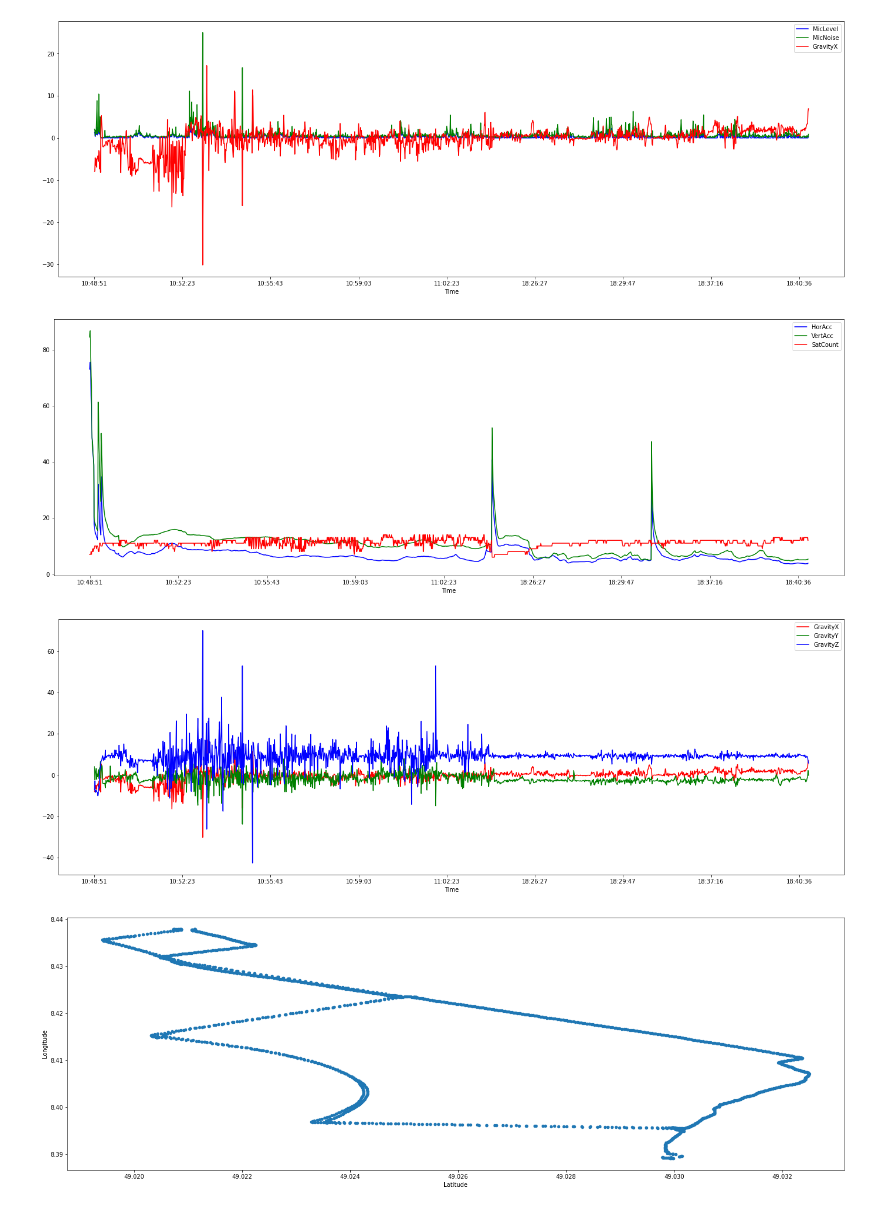
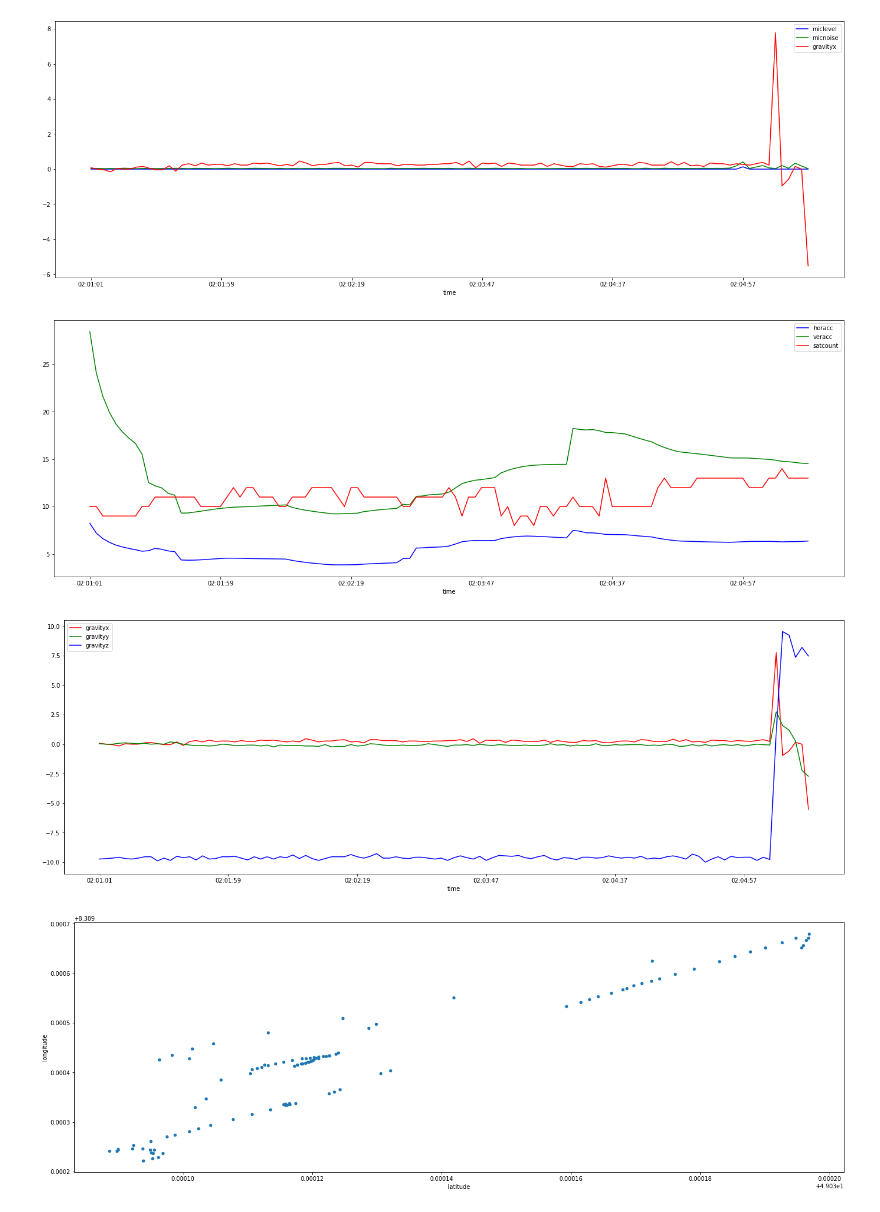
Before and after one commit to pixelpipe/pixeltracker-bluefruit, a Jupyter notebook: utils/ubxparser/ubxparser/ubxparser.ipynb, the cells around one changed output. Drawn from its saved outputs; the diff is of its cells as text; code cells hidden in the pictures.

```diff
--- a/utils/ubxparser/ubxparser/ubxparser.ipynb
+++ b/utils/ubxparser/ubxparser/ubxparser.ipynb
@@ -13,7 +13,8 @@ figsize=(24,8)
 # %%
 parser = UbxParser()
 data = []
-data += parser.read(f"C:\\projects\\pixeltracker\\utils\\ubxparser\\ubxparser\\25 feb with bike and car.pubx")
+data += parser.read(f"C:\\projects\\pixeltracker\\utils\\ubxparser\\ubxparser\\20210227T020101.pubx")
 df = DataFrame.from_dict(data)
 df.size
+#df.dtypes
 # %% [output]
@@ -53,8 +55,8 @@ df.plot(kind='line',x="Time", y="GravityX", ax = ax)
 # %%
-df.plot(kind='line',x="Time", y=['Temperature','Light'],color=['blue','green','red'], figsize = figsize)
-df.plot(kind='line',x="Time",y=['MicLevel','MicNoise','GravityX'],color=['blue','green','red'], figsize = figsize)
-df.plot(kind='line',x="Time",y=['HorAcc','VertAcc','SatCount'],color=['blue','green','red'], figsize = figsize)
-df.plot(kind='line',x="Time",y=['GravityX','GravityY','GravityZ'],color=['red','green','blue'], figsize = figsize)
-df.plot(kind='scatter',x='Latitude', y='Longitude',figsize = figsize)
-df.plot(kind='line',x="Time",y='Light', color='red', figsize = figsize)
+df.plot(kind='line',x="time", y=['temperature','light'],color=['blue','green','red'], figsize = figsize)
+df.plot(kind='line',x="time",y=['miclevel','micnoise','gravityx'],color=['blue','green','red'], figsize = figsize)
+df.plot(kind='line',x="time",y=['horacc','veracc','satcount'],color=['blue','green','red'], figsize = figsize)
+df.plot(kind='line',x="time",y=['gravityx','gravityy','gravityz'],color=['red','green','blue'], figsize = figsize)
+df.plot(kind='scatter',x='latitude', y='longitude',figsize = figsize)
+df.plot(kind='line',x="time",y='light', color='red', figsize = figsize)
 # %% [output]
@@ -63,4 +65,4 @@ df.plot(kind='line',x="Time",y='Light', color='red', figsize = figsize)
-[figure, old version]
+[figure, new version]
-[figure, old version]
+[figure, new version]
-[figure, old version]
+[figure, new version]
-[figure, old version]
+[figure, new version]
```
Also changed, not shown: parts of 5 cells of this notebook, 2 other files.
